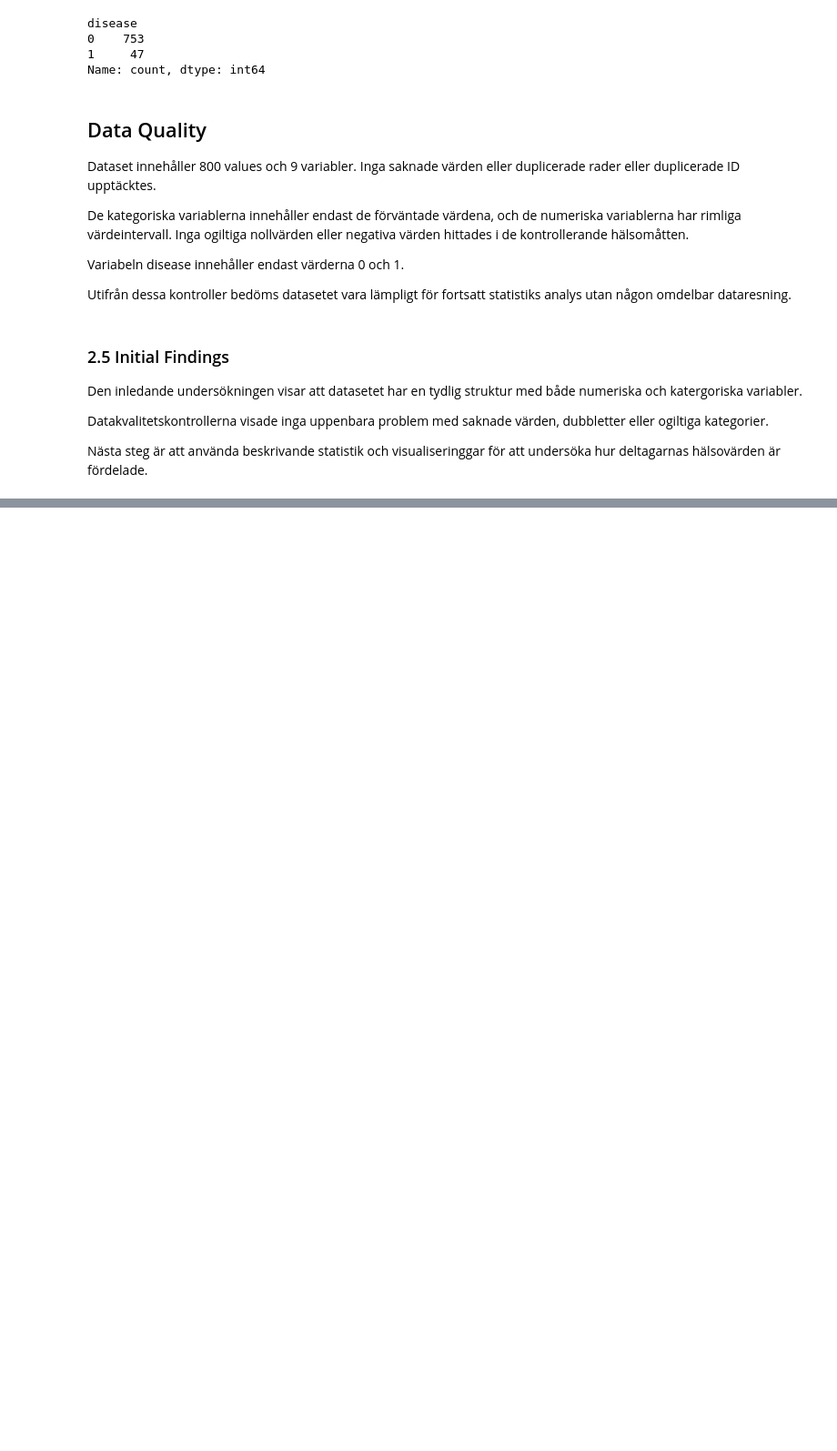
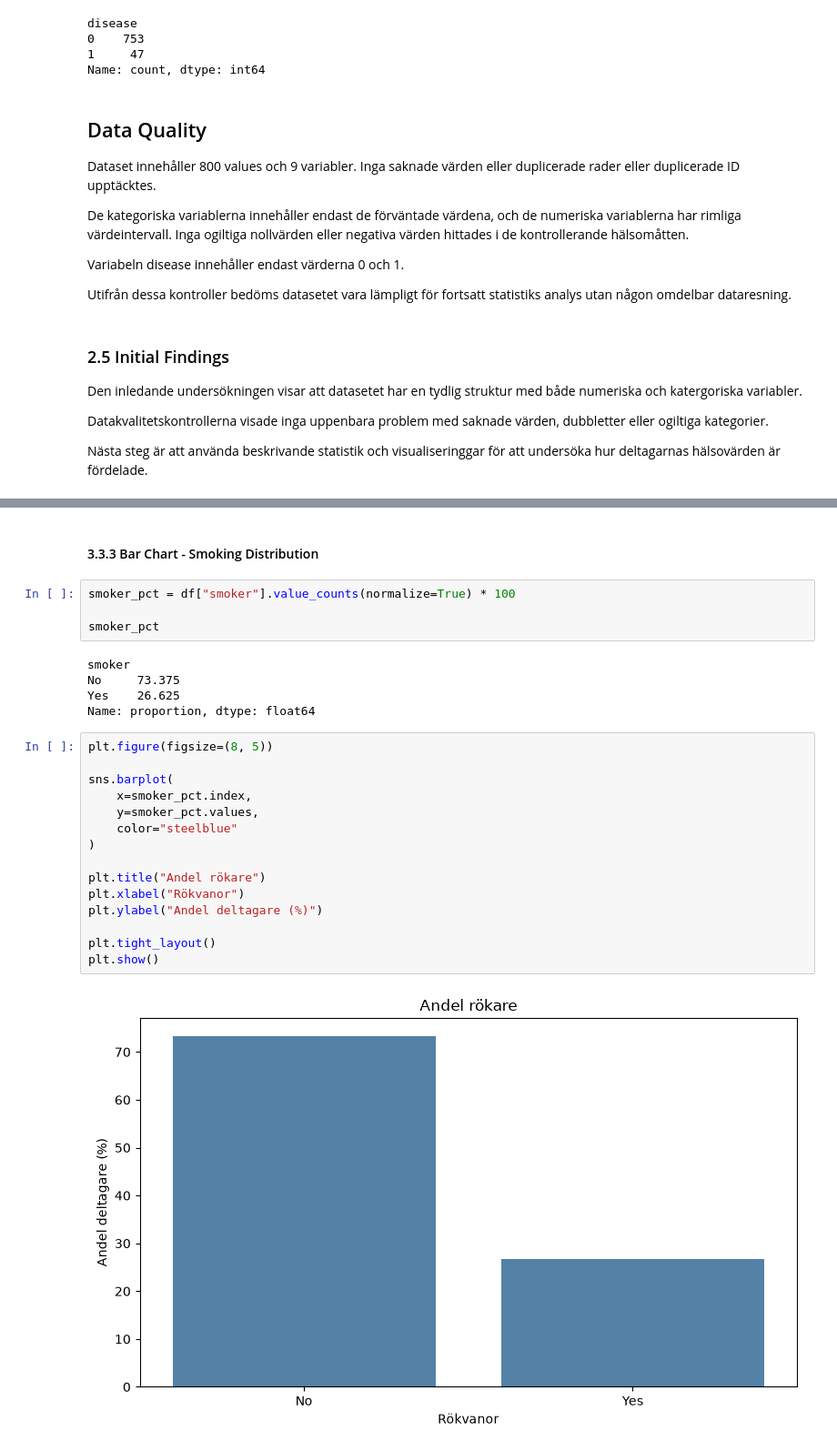
Before and after one commit to Sebas99-Luis/health-study, a Jupyter notebook: notebooks/health_study_analysis.ipynb, the cells around one changed output, grey strips where cells are left out. Shown at 91% size. Cells and saved outputs as stored; diff of their text form; blank space fills up the shorter version.

```diff
--- a/notebooks/health_study_analysis.ipynb
+++ b/notebooks/health_study_analysis.ipynb
@@ -177,0 +265,28 @@ Nästa steg är att använda beskrivande statistik och visualiseringgar för att
+# %% [markdown]
+#### 3.3.3 Bar Chart - Smoking Distribution
+# %%
+smoker_pct = df["smoker"].value_counts(normalize=True) * 100
+
+smoker_pct
+# %% [output]
+smoker
+No     73.375
+Yes    26.625
+Name: proportion, dtype: float64
+# %%
+plt.figure(figsize=(8, 5))
+
+sns.barplot(
+    x=smoker_pct.index,
+    y=smoker_pct.values,
+    color="steelblue"
+)
+
+plt.title("Andel rökare")
+plt.xlabel("Rökvanor")
+plt.ylabel("Andel deltagare (%)")
+
+plt.tight_layout()
+plt.show()
+# %% [output]
+[figure, added]
```
Also changed, not shown: parts of 21 cells of this notebook.
